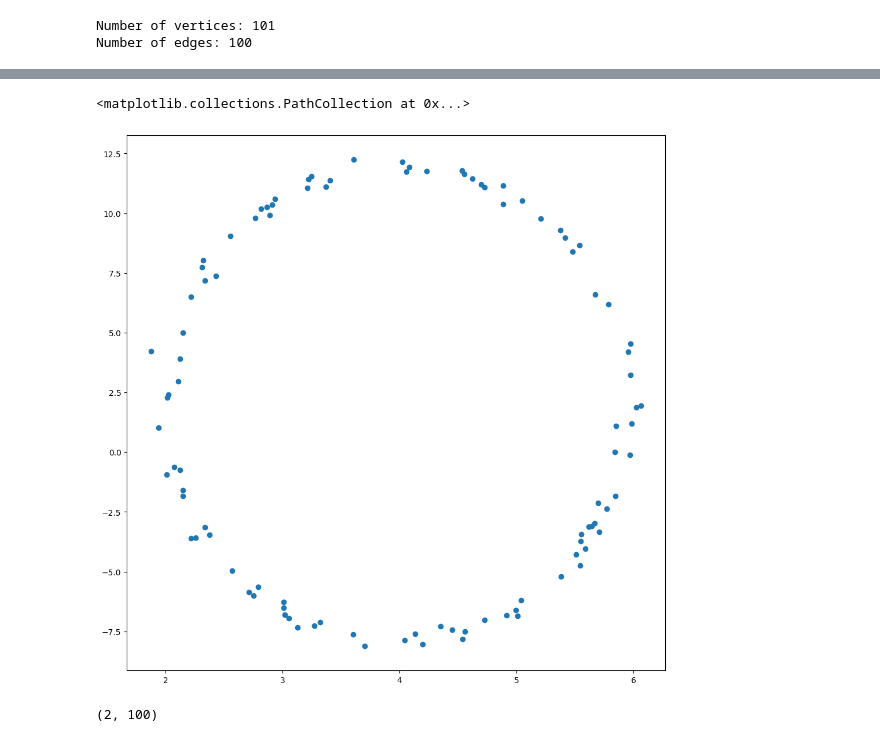
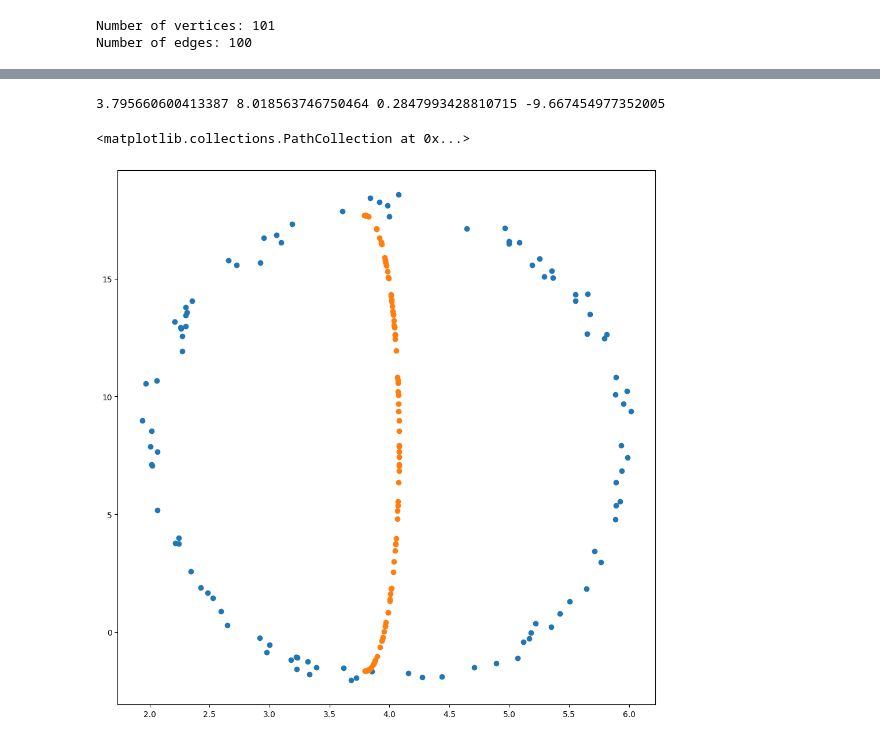
Before and after one commit to JOMANL/g2o_python_practice, a Jupyter notebook: notebooks/eclipse_fit.ipynb, the cells around one changed output, grey strips where cells are left out. Saved outputs shown, nothing was run; the diff lists cells and outputs as text; code cells hidden in the pictures.

```diff
--- a/notebooks/eclipse_fit.ipynb
+++ b/notebooks/eclipse_fit.ipynb
@@ -57,9 +65,10 @@ class EdgePointOnEclipse(g2o.VariableVectorXEdge):
 
         a = eclipse[2]
         b = eclipse[3]
-        estimate = np.array([a * np.cos(theta) + cx, b * np.sin(theta) + cy])
+        estimate = np.array([a * np.cos(theta) + cx, b * np.sin(theta) + cy]).squeeze()
 
         error = np.linalg.norm(self.measurement() -  estimate)
+        #print(self.measurement() ,  estimate)
         return [error]
 # %%
 num_points: int = 100
@@ -74,7 +83,7 @@ solver = g2o.OptimizationAlgorithmLevenberg(solver)
 optimizer.set_algorithm(solver)
 # %%
 # generate random data
-center: np.ndarray = np.array([4.0, 2.0])
+center: np.ndarray = np.array([4, 8])
 A: float = 2.0
 B: float = 10
 points: List[np.array] = []
@@ -85,8 +94,12 @@ for _ in range(num_points):
     angle = random.uniform(0.0, 2.0 * np.pi)
     points.append(center + np.array([a * np.cos(angle), b * np.sin(angle)]))
 # %%
+init_cx = np.array(points)[:,0].mean()
+init_cy = np.array(points)[:,1].mean()
+print(init_cx,init_cy)
+
 eclipse: VertexEclipse = VertexEclipse()
 eclipse.set_id(0)
-eclipse.set_estimate([3.0, 3.0, 3.0])  # some initial value for the circle
+eclipse.set_estimate([init_cx, init_cy, 2.0,2.0])  # some initial value for the circle
 optimizer.add_vertex(eclipse)
 # %% [output]
@@ -95,9 +109,11 @@ True
 # 2. add the points we measured
 for i,point in enumerate(points,1):
 
+    t = np.arctan((point[1] - init_cy)/ (point[0] - init_cx))
+
     theta: VertexTheta = VertexTheta()
     theta.set_id(i)
-    theta.set_estimate([0])
+    theta.set_estimate([t])
 
     optimizer.add_vertex(theta)
 
@@ -127,10 +160,22 @@ IndexError: index 3 is out of bounds for axis 0 with size 3
-# %%
-dd = np.array(points).T
-plt.scatter(dd[0,:],dd[1,:])
-# %% [output]
-<matplotlib.collections.PathCollection at 0x...>
-[figure, removed]
-# %%
-dd.shape
-# %% [output]
-(2, 100)
+# %%
+cx_est,cy_est,a_est,b_est = optimizer.vertices()[0].estimate()
+#est_eclipse_xs, est_eclipse_ys = sample_ellipse(cx_est,cy_est,a_est,b_est)
+
+
+est_eclipse_xs = []
+est_eclipse_ys = []
+for i in range(1,num_points):
+    est_th = optimizer.vertices()[i].estimate()[0]
+
+    est_eclipse_xs.append(cx_est + a_est * np.cos(est_th))
+    est_eclipse_ys.append(cy_est + b_est * np.sin(est_th))
+
+print(cx_est,cy_est,a_est,b_est)
+
+dd = np.array(points).T
+plt.scatter(dd[0,:],dd[1,:])
+plt.scatter(est_eclipse_xs,est_eclipse_ys)
+# %% [output]
+3.795660600413387 8.018563746750464 0.2847993428810715 -9.667454977352005
+<matplotlib.collections.PathCollection at 0x...>
+[figure, added]
```
Also changed, not shown: parts of 5 cells of this notebook.
